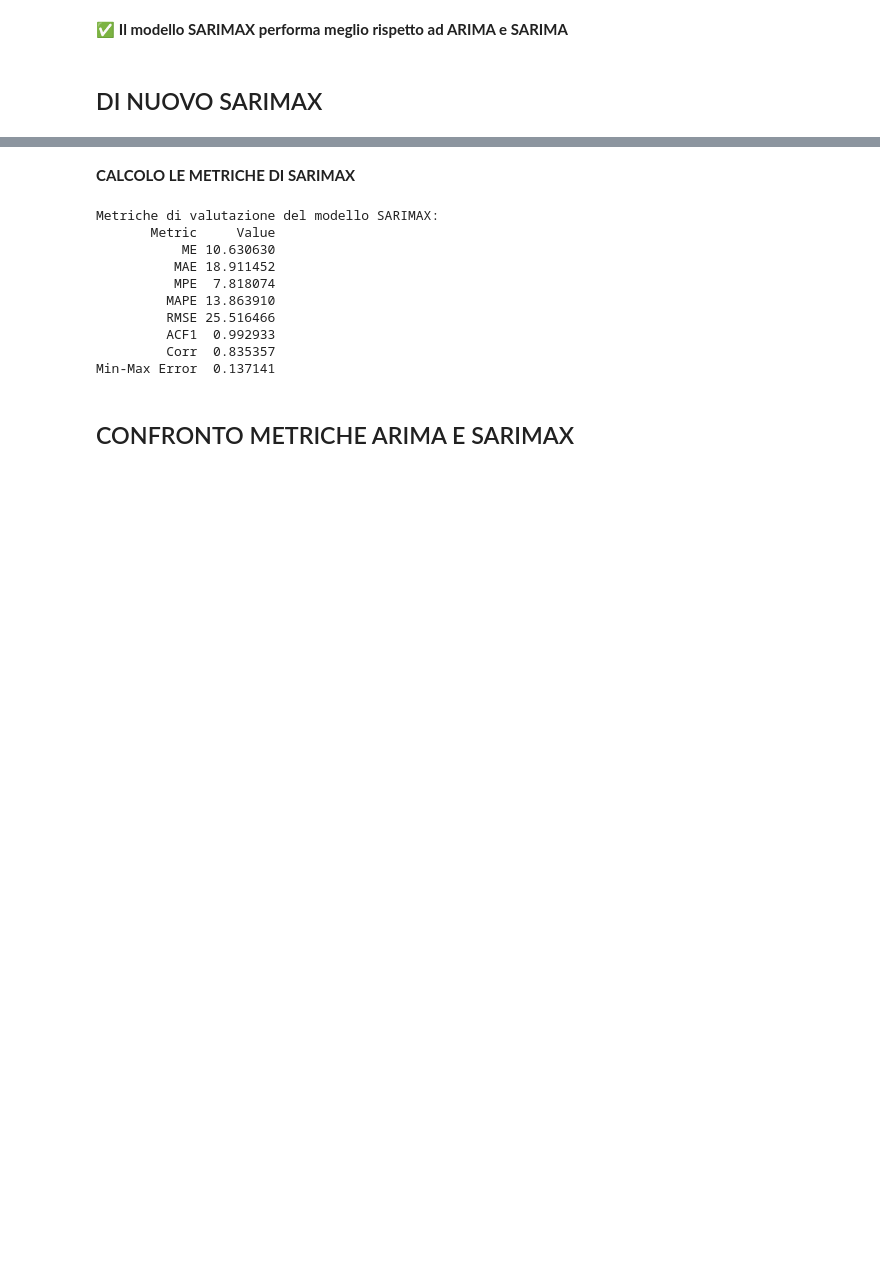
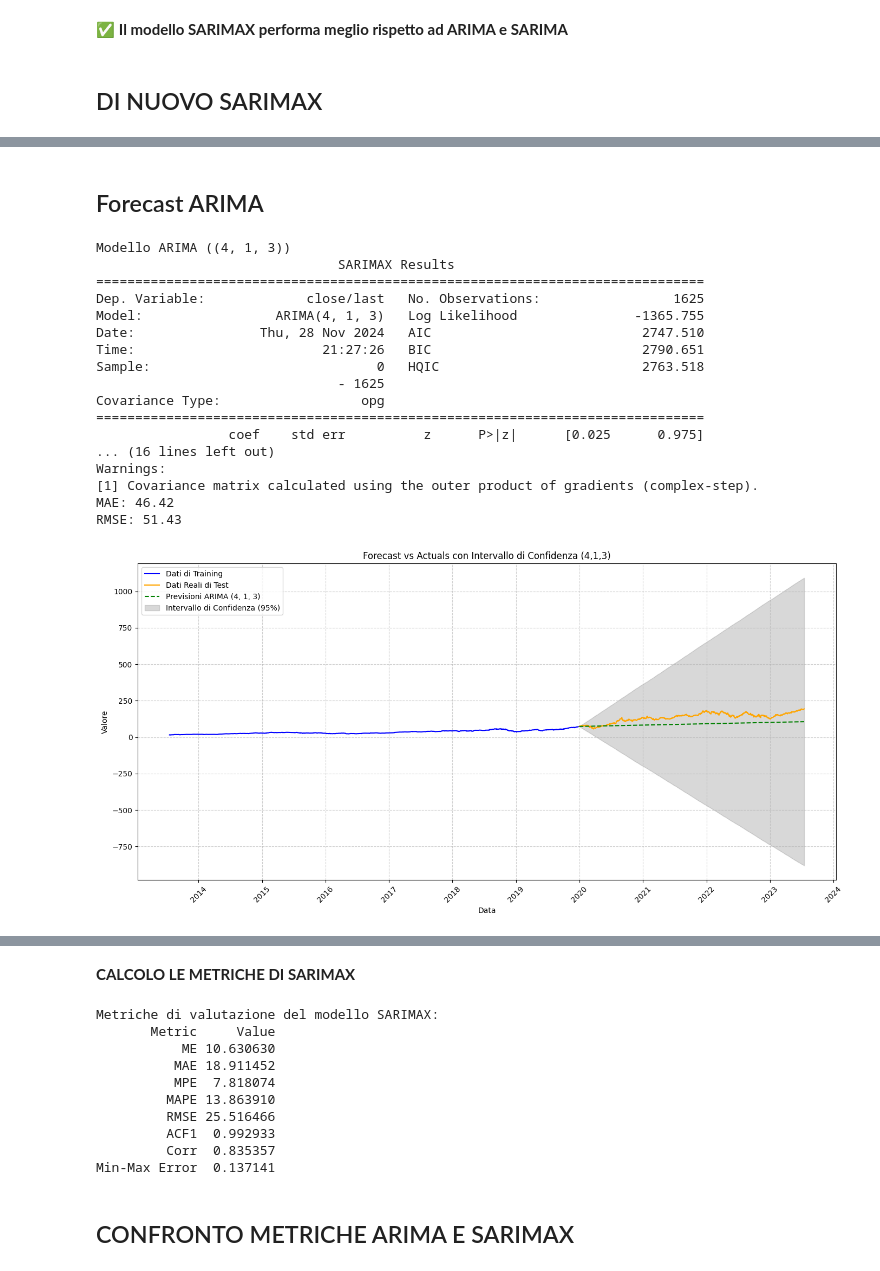
Before and after one commit to diegosantarelli/Data_science_2024, a Jupyter notebook: DS_Python/Stock_market.ipynb, the cells around one changed output, grey strips where cells are left out. Saved outputs shown, nothing was run; the diff lists cells and outputs as text; code cells hidden in the pictures; blank space fills up the shorter version.

```diff
--- a/DS_Python/Stock_market.ipynb
+++ b/DS_Python/Stock_market.ipynb
@@ -1368,0 +1413,79 @@ plt.show()
+# %% [markdown]
+## Forecast ARIMA
+# %%
+import numpy as np
+import pandas as pd
+import matplotlib.pyplot as plt
+from statsmodels.tsa.arima.model import ARIMA
+from sklearn.metrics import mean_absolute_error, mean_squared_error
+
+# Differenziazione dei dati per ARIMA (se necessaria)
+train_data_diff = train_data['close/last'].diff().dropna()
+
+# Imposta i parametri ARIMA fissi (4, 1, 3)
+order = (4, 1, 3)
+model = ARIMA(train_data_diff, order=order)
+results = model.fit()
+
+print(f"Modello ARIMA ({order})")
+print(results.summary())
+
+# Previsioni con il modello
+forecast_diff = results.get_forecast(steps=len(test_data))
+forecast_diff_mean = forecast_diff.predicted_mean
+forecast_diff_conf_int = forecast_diff.conf_int()
+
+# Riallineamento dell'indice delle previsioni
+forecast_diff_mean.index = test_data.index
+forecast_diff_conf_int.index = test_data.index
+
+# Calcolo delle previsioni cumulative per riportarle al livello originale
+forecast = train_data['close/last'].iloc[-1] + forecast_diff_mean.cumsum()
+
+# Calcolo delle metriche di accuratezza
+mae = mean_absolute_error(test_data['close/last'], forecast)
+rmse = np.sqrt(mean_squared_error(test_data['close/last'], forecast))
+print(f"MAE: {mae:.2f}")
+print(f"RMSE: {rmse:.2f}")
+
+# Plot migliorato dei dati reali e delle previsioni
+plt.figure(figsize=(14, 7))
+plt.plot(train_data['close/last'], label="Dati di Training", color="blue")
+plt.plot(test_data['close/last'], label="Dati Reali di Test", color="orange")
+plt.plot(forecast, label=f"Previsioni ARIMA {order}", linestyle="--", color="green")
+
+# Area dell'intervallo di confidenza
+plt.fill_between(
+    forecast_diff_conf_int.index,
+    train_data['close/last'].iloc[-1] + forecast_diff_conf_int.iloc[:, 0].cumsum(),
+    train_data['close/last'].iloc[-1] + forecast_diff_conf_int.iloc[:, 1].cumsum(),
+    color='gray', alpha=0.3, label="Intervallo di Confidenza (95%)"
+)
+
+plt.title(f"Forecast vs Actuals con Intervallo di Confidenza (4,1,3)")
+plt.xlabel("Data")
+plt.ylabel("Valore")
+plt.xticks(rotation=45)
+plt.legend(loc="upper left")
+plt.grid(True, linestyle='--', alpha=0.6)
+plt.tight_layout()
+plt.show()
+# %% [output]
+Modello ARIMA ((4, 1, 3))
+                               SARIMAX Results
+==============================================================================
+Dep. Variable:             close/last   No. Observations:                 1625
+Model:                 ARIMA(4, 1, 3)   Log Likelihood               -1365.755
+Date:                Thu, 28 Nov 2024   AIC                           2747.510
+Time:                        21:27:26   BIC                           2790.651
+Sample:                             0   HQIC                          2763.518
+                               - 1625
+Covariance Type:                  opg
+==============================================================================
+                 coef    std err          z      P>|z|      [0.025      0.975]
+... (16 lines left out)
+Warnings:
+[1] Covariance matrix calculated using the outer product of gradients (complex-step).
+MAE: 46.42
+RMSE: 51.43
+[figure, added]
```
Also changed, not shown: parts of 24 cells of this notebook.
